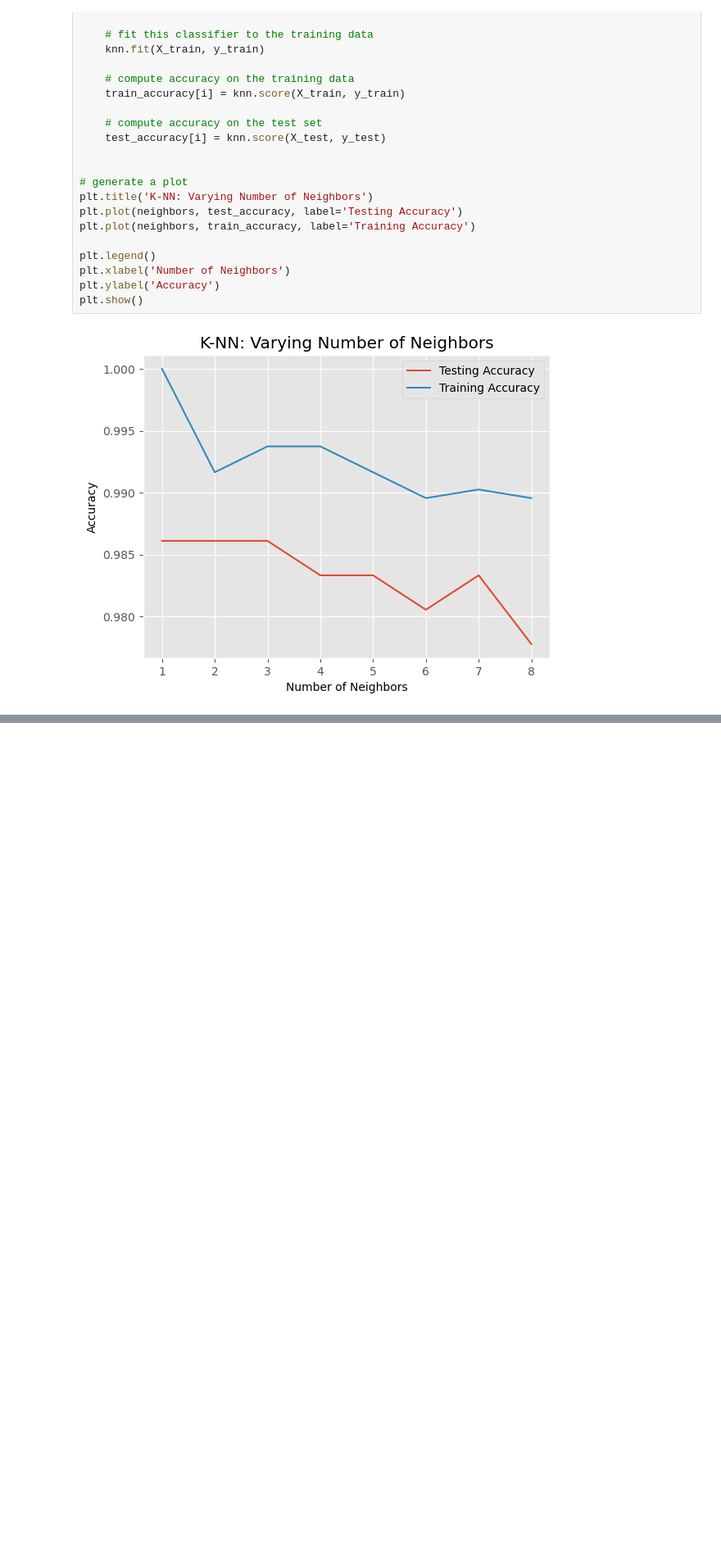
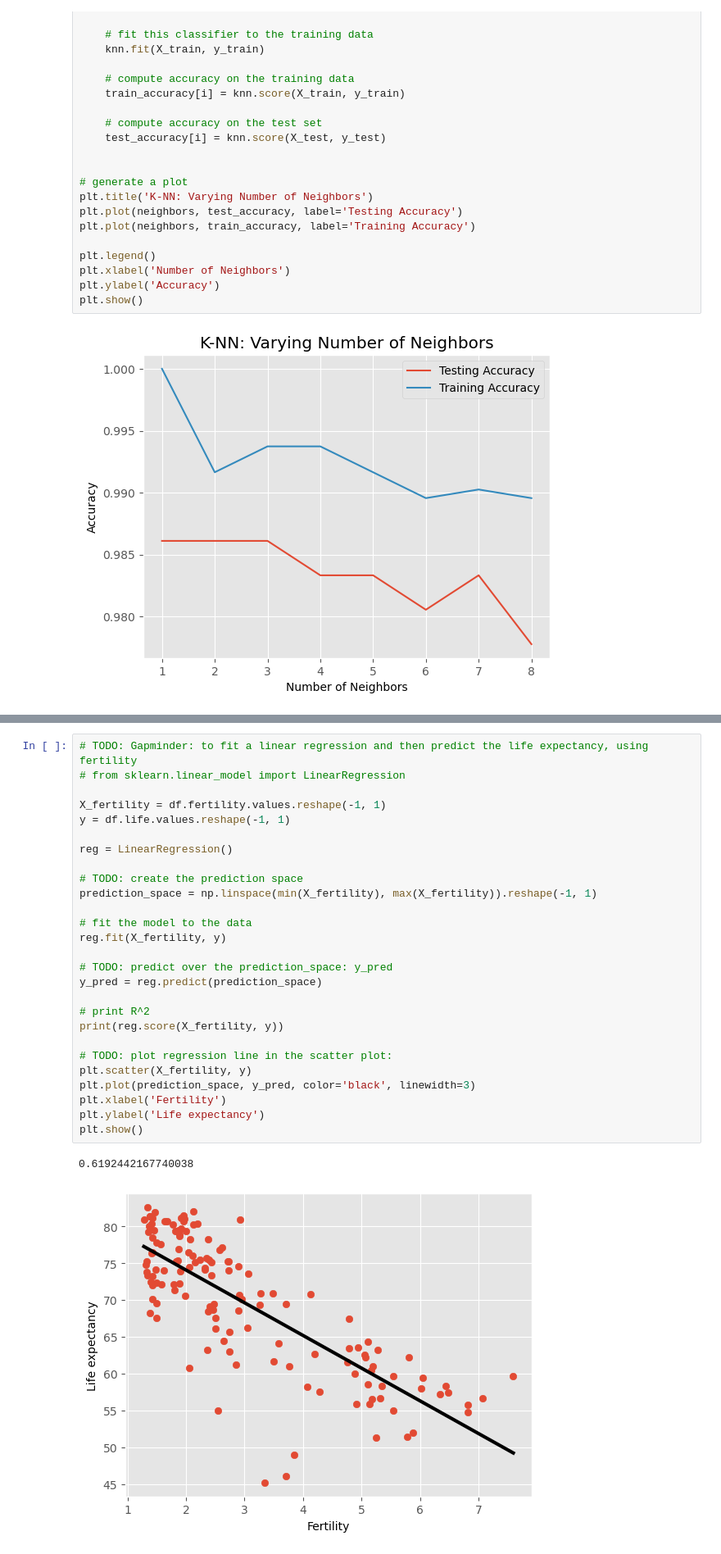
Before and after one commit to Wanjin5508/DataScience, a Jupyter notebook: machine_learning_with_scikit_learn/supervised_learning_with_sklearn.ipynb, the cells around one changed output, grey strips where cells are left out. Shown: that part at 82% size. Drawn from its saved outputs; the diff is of its cells as text; blank space fills up the shorter version.

```diff
--- a/machine_learning_with_scikit_learn/supervised_learning_with_sklearn.ipynb
+++ b/machine_learning_with_scikit_learn/supervised_learning_with_sklearn.ipynb
@@ -357,0 +520,30 @@ plt.show()
+# %%
+# TODO: Gapminder: to fit a linear regression and then predict the life expectancy, using fertility
+# from sklearn.linear_model import LinearRegression
+
+X_fertility = df.fertility.values.reshape(-1, 1)
+y = df.life.values.reshape(-1, 1)
+
+reg = LinearRegression()
+
+# TODO: create the prediction space
+prediction_space = np.linspace(min(X_fertility), max(X_fertility)).reshape(-1, 1)
+
+# fit the model to the data
+reg.fit(X_fertility, y)
+
+# TODO: predict over the prediction_space: y_pred
+y_pred = reg.predict(prediction_space)
+
+# print R^2
+print(reg.score(X_fertility, y))
+
+# TODO: plot regression line in the scatter plot:
+plt.scatter(X_fertility, y)
+plt.plot(prediction_space, y_pred, color='black', linewidth=3)
+plt.xlabel('Fertility')
+plt.ylabel('Life expectancy')
+plt.show()
+# %% [output]
+0.6192442167740038
+[figure, added]
```
Also changed, not shown: parts of 20 cells of this notebook, 1 other file.
